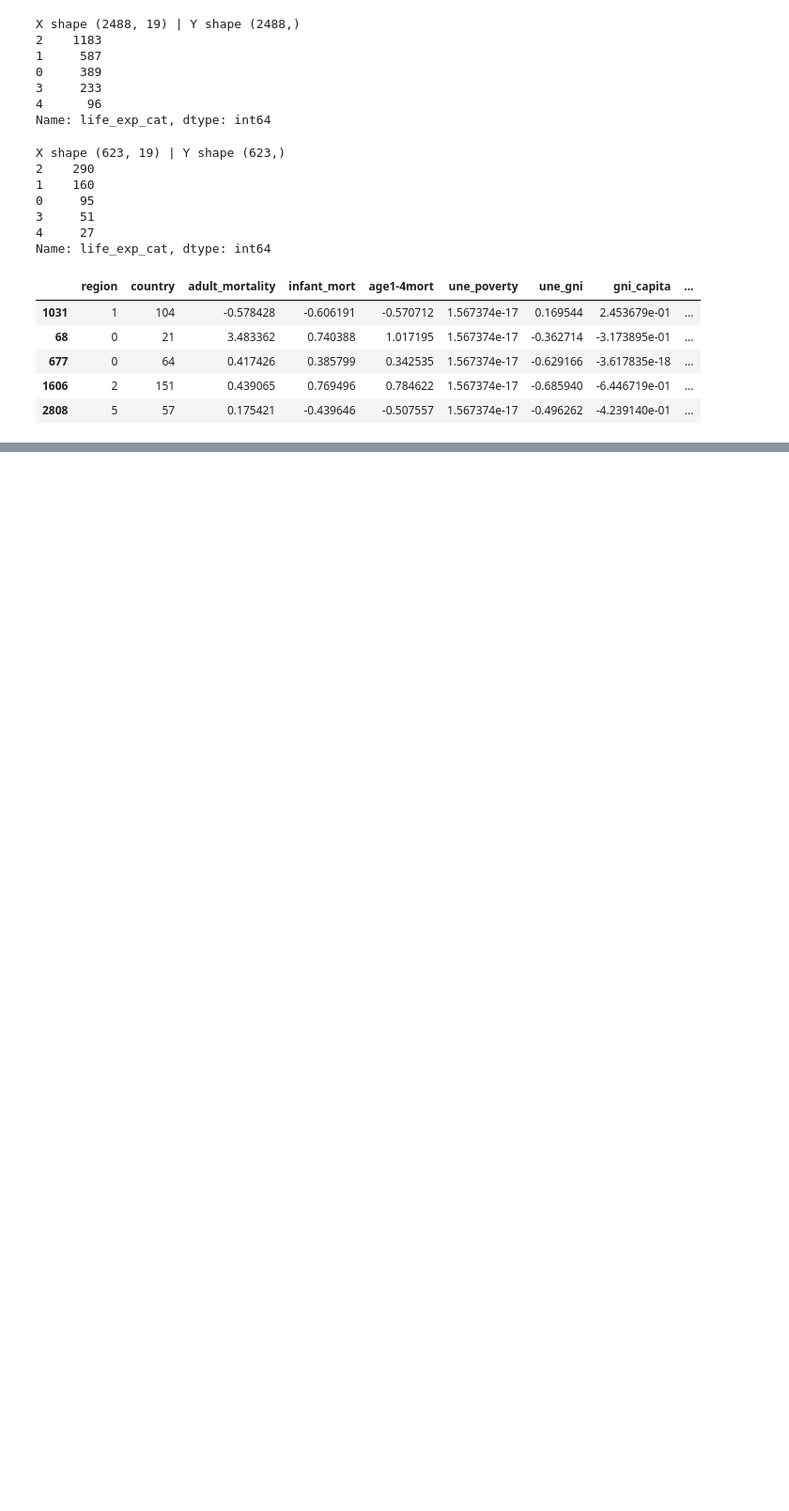
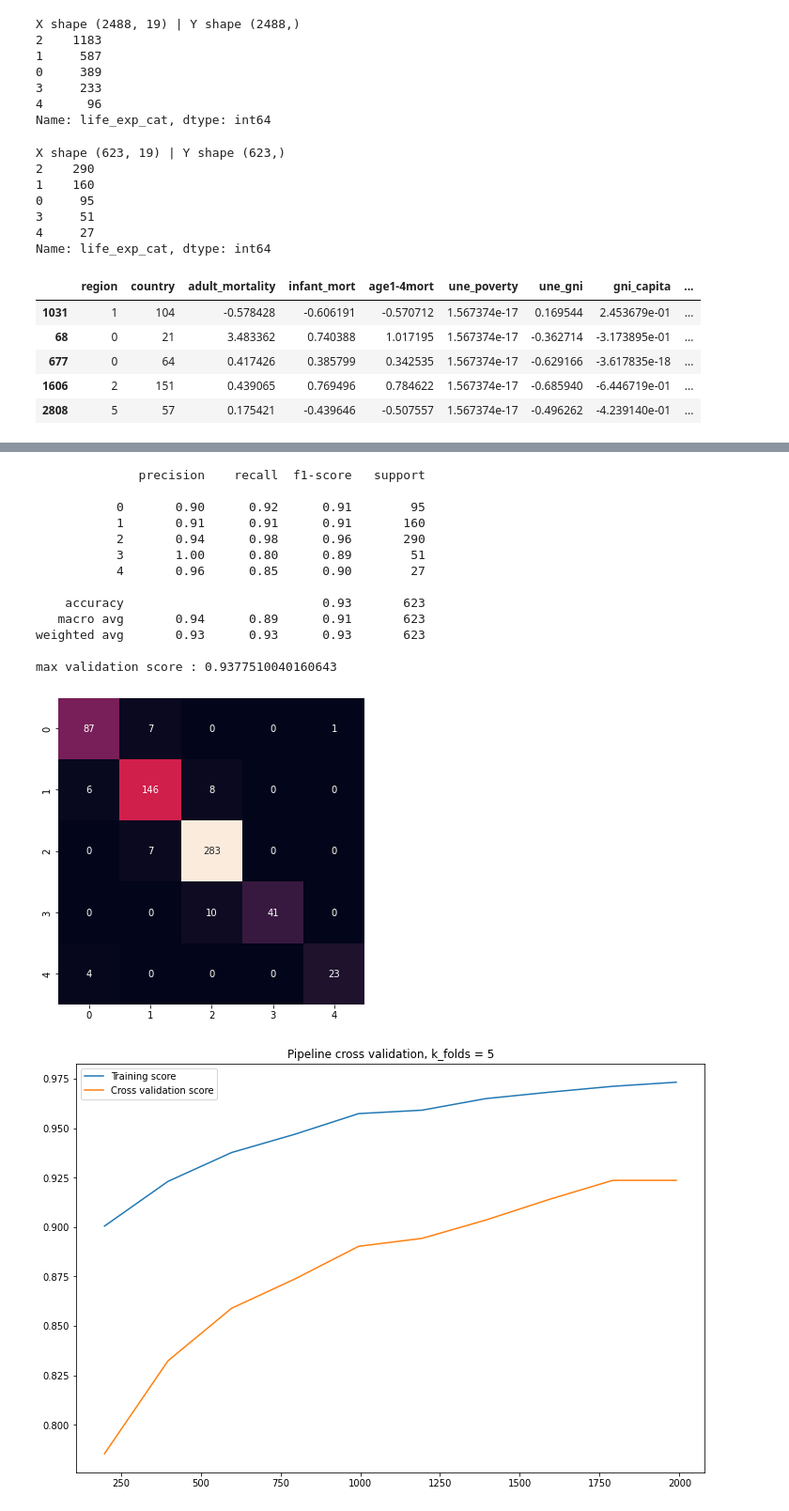
Before and after one commit to NanoClem/boston-housing-ML, a Jupyter notebook: ML_modelization.ipynb, the cells around one changed output, grey strips where cells are left out. Shown at 94% size. Saved outputs shown, nothing was run; the diff lists cells and outputs as text; code cells hidden in the pictures; blank space fills up the shorter version.

```diff
--- a/ML_modelization.ipynb
+++ b/ML_modelization.ipynb
@@ -252,0 +379,16 @@ max validation score : 0.9436619718309859
+# %%
+def preprocess_model(model):
+
+    num_transformer = make_pipeline(SimpleImputer(strategy=imput_strat), StandardScaler())
+    cat_transformer = OneHotEncoder(handle_unknown='ignore')
+
+    preprocessor = ColumnTransformer([
+        ('numerical', num_transformer, num_cols),
+        ('categorical', cat_transformer, cat_cols)
+    ])
+
+    return Pipeline([
+        ('pre_select', FeaturePreSelector(feature_names=pre_features)),
+        ('preprocess', preprocessor),
+        ('clf', model)
+    ])
@@ -252,0 +397,5 @@ max validation score : 0.9436619718309859
+# %%
+train_set2, test_set2 = train_test_split(df, test_size=t_size, random_state=rd_state)
+# %%
+X_train2, y_train2 = train_set2.drop(target, axis=1), transform_y(train_set2[target])
+X_test2, y_test2 = test_set2.drop(target, axis=1), transform_y(test_set2[target])
@@ -252,0 +404,3 @@ max validation score : 0.9436619718309859
+# %%
+model = preprocess_model(KNeighborsClassifier(n_neighbors=3, metric='manhattan'))
+model.fit(X_train2, y_train2)
@@ -252,0 +425,18 @@ max validation score : 0.9436619718309859
+# %%
+eval_model(model, X_train2, y_train2, X_test2, y_test2, **cv_params)
+# %% [output]
+              precision    recall  f1-score   support
+
+           0       0.90      0.92      0.91        95
+           1       0.91      0.91      0.91       160
+           2       0.94      0.98      0.96       290
+           3       1.00      0.80      0.89        51
+           4       0.96      0.85      0.90        27
+
+    accuracy                           0.93       623
+   macro avg       0.94      0.89      0.91       623
+weighted avg       0.93      0.93      0.93       623
+
+max validation score : 0.9377510040160643
+[figure, added]
+[figure, added]
```
Also changed, not shown: parts of 51 cells of this notebook.
